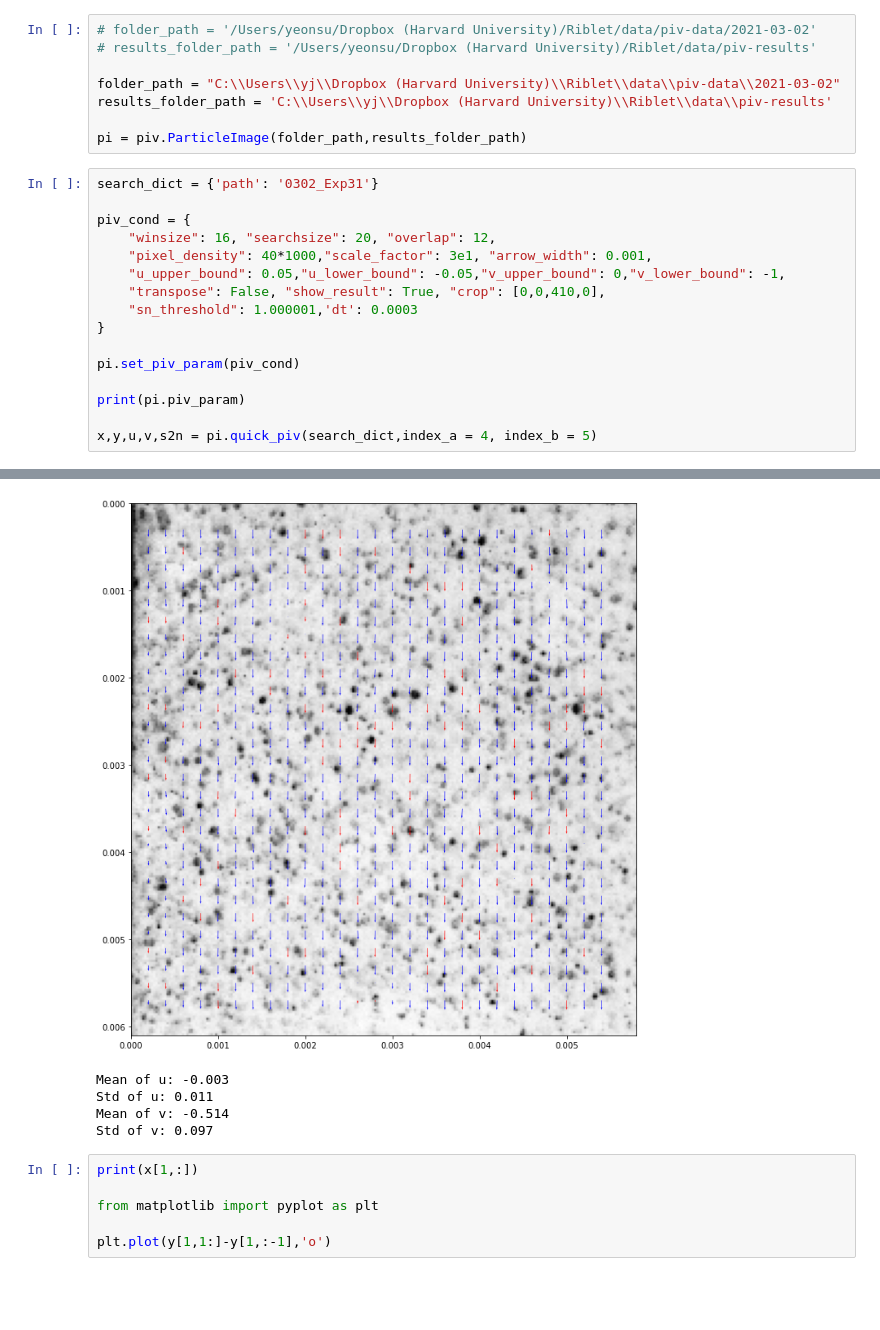
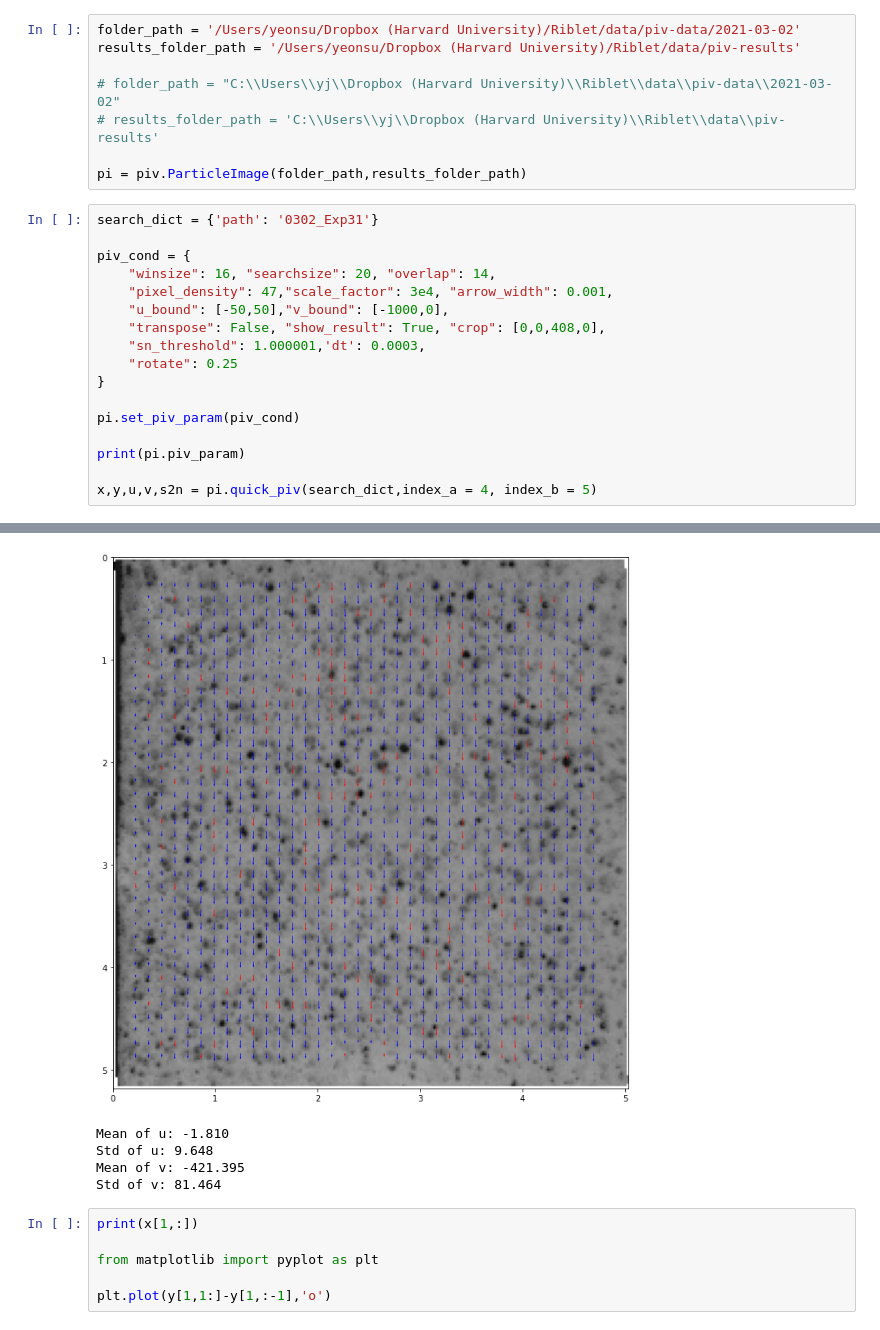
Before and after one commit to yeonsu-jung/piv_recipes, a Jupyter notebook: note_2021-03-04_beam_quality2.ipynb, the cells around one changed output, grey strips where cells are left out. Drawn from its saved outputs; the diff is of its cells as text; blank space fills up the shorter version.

```diff
--- a/note_2021-03-04_beam_quality2.ipynb
+++ b/note_2021-03-04_beam_quality2.ipynb
@@ -7,20 +7,21 @@ importlib.reload(piv)
 # %%
-# folder_path = '/Users/yeonsu/Dropbox (Harvard University)/Riblet/data/piv-data/2021-03-02'
-# results_folder_path = '/Users/yeonsu/Dropbox (Harvard University)/Riblet/data/piv-results'
+folder_path = '/Users/yeonsu/Dropbox (Harvard University)/Riblet/data/piv-data/2021-03-02'
+results_folder_path = '/Users/yeonsu/Dropbox (Harvard University)/Riblet/data/piv-results'
 
-folder_path = "C:\\Users\\yj\\Dropbox (Harvard University)\\Riblet\\data\\piv-data\\2021-03-02"
-results_folder_path = 'C:\\Users\\yj\\Dropbox (Harvard University)\\Riblet\\data\\piv-results'
+# folder_path = "C:\\Users\\yj\\Dropbox (Harvard University)\\Riblet\\data\\piv-data\\2021-03-02"
+# results_folder_path = 'C:\\Users\\yj\\Dropbox (Harvard University)\\Riblet\\data\\piv-results'
 
 pi = piv.ParticleImage(folder_path,results_folder_path)
 # %%
 search_dict = {'path': '0302_Exp31'}
 
 piv_cond = {
-    "winsize": 16, "searchsize": 20, "overlap": 12,
-    "pixel_density": 40*1000,"scale_factor": 3e1, "arrow_width": 0.001,
-    "u_upper_bound": 0.05,"u_lower_bound": -0.05,"v_upper_bound": 0,"v_lower_bound": -1,
-    "transpose": False, "show_result": True, "crop": [0,0,410,0],
-    "sn_threshold": 1.000001,'dt': 0.0003
+    "winsize": 16, "searchsize": 20, "overlap": 14,
+    "pixel_density": 47,"scale_factor": 3e4, "arrow_width": 0.001,
+    "u_bound": [-50,50],"v_bound": [-1000,0],
+    "transpose": False, "show_result": True, "crop": [0,0,408,0],
+    "sn_threshold": 1.000001,'dt': 0.0003,
+    "rotate": 0.25
 }
 
 pi.set_piv_param(piv_cond)
@@ -49,8 +50,8 @@ Read image from: 0302_Exp31
-[figure, old version]
+[figure, new version]
-Mean of u: -0.003
-Std of u: 0.011
-Mean of v: -0.514
-Std of v: 0.097
+Mean of u: -1.810
+Std of u: 9.648
+Mean of v: -421.395
+Std of v: 81.464
 # %%
 print(x[1,:])
 
```
Also changed, not shown: parts of 2 cells of this notebook, 2 other files.
